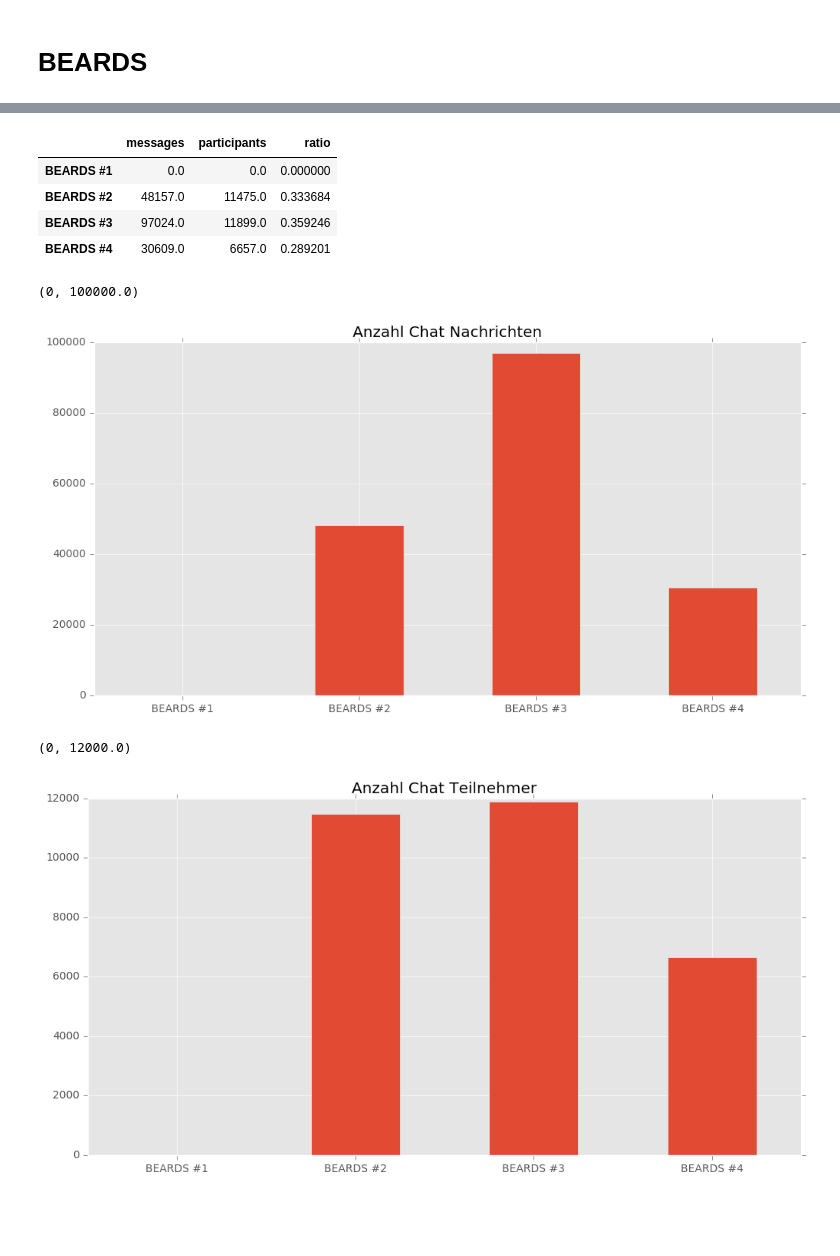
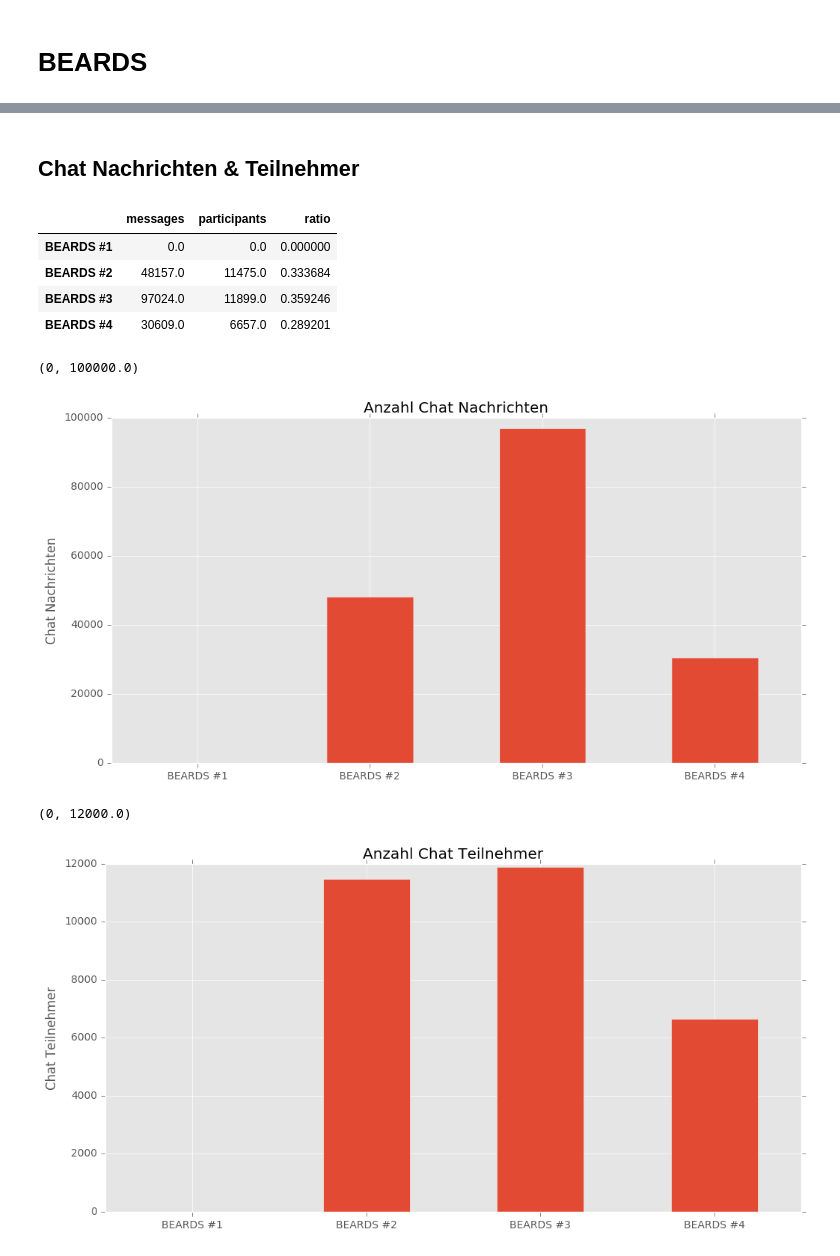
Before and after one commit to rbtvstats/rbtvstats, a Jupyter notebook: notebooks/beards.ipynb, the cells around one changed output, grey strips where cells are left out. Drawn from its saved outputs; the diff is of its cells as text; code cells hidden in the pictures; blank space fills up the shorter version.

```diff
--- a/notebooks/beards.ipynb
+++ b/notebooks/beards.ipynb
@@ -27,4 +52,11 @@ chat = common.chat.load(CHAT_DATA_DIRECTORY)
 
 #create additional column
 chat['day'] = chat.index.strftime('%Y-%m-%d')
+# %%
+#load live data
+live = common.live.load(LIVE_DATA_DIRECTORY)
+
+#create additional column
+live['day'] = live.index.strftime('%Y-%m-%d')
+live['weekday'] = live.index.dayofweek
 # %% [markdown]
@@ -120,0 +118,9 @@ plot
+# %%
+data = pd.DataFrame(columns=['viewers'])
+for show in shows:
+    #live data (without margin)
+    liveFiltered = live.loc[show['start'] : show['end']]['viewers'].to_frame('viewers')
+    liveMean = float(liveFiltered.mean())
+    data.loc[show['name']] = liveMean
+
+data
@@ -121,24 +142,20 @@ plot
+# %% [markdown]
+## Chat Nachrichten & Teilnehmer
 # %%
-data = pd.DataFrame(columns=('messages', 'participants', 'ratio'))
+data = pd.DataFrame(columns=['messages', 'participants', 'ratio'])
 
 for show in shows:
-    #filter live data by date
-    liveFiltered = live.loc[show['start'] : show['end']]
+    #live data
+    liveFiltered = live.loc[show['start'] : show['end']]['viewers'].to_frame('viewers')
+    liveMean = float(liveFiltered.mean())
 
-    #adjust column
-    liveFiltered = liveFiltered['viewers'].to_frame('viewers')
-
-    #filter chat data by date
+    #chat data
     chatFiltered = chat.loc[show['start'] : show['end']]
-
-    #message count
     chatMessages = len(chatFiltered)
-
-    #count (unique) users
     chatParticipants = len(chatFiltered['username'].unique())
 
-    #participants to viewers ratio
-    ratio = chatParticipants / liveFiltered.mean()
+    #chat participants to live viewers ratio
+    ratio = chatParticipants / liveMean
 
     data.loc[show['name']] = (chatMessages, chatParticipants, ratio)
 
@@ -151,19 +168,21 @@ data
 | BEARDS #4 | 30609.0 | 6657.0 | 0.289201 |
 # %%
 plot = data['messages'].plot(kind='bar', figsize=(12, 6), title='Anzahl Chat Nachrichten')
+plot.set_ylabel('Chat Nachrichten')
 
 plt.xticks(rotation=0)
 plt.ylim(ymin=0)
 # %% [output]
 (0, 100000.0)
-[figure, old version]
+[figure, new version]
 # %%
 plot = data['participants'].plot(kind='bar', figsize=(12, 6), title='Anzahl Chat Teilnehmer')
+plot.set_ylabel('Chat Teilnehmer')
 
 plt.xticks(rotation=0)
 plt.ylim(ymin=0)
 # %% [output]
 (0, 12000.0)
-[figure, old version]
+[figure, new version]
 # %%
 plot = data['ratio'].plot(kind='bar', figsize=(12, 6), title='Chat Teilnehmer zu Live Zuschauer Verhältnis')
```
Also changed, not shown: parts of 14 cells of this notebook, 9 other files.
